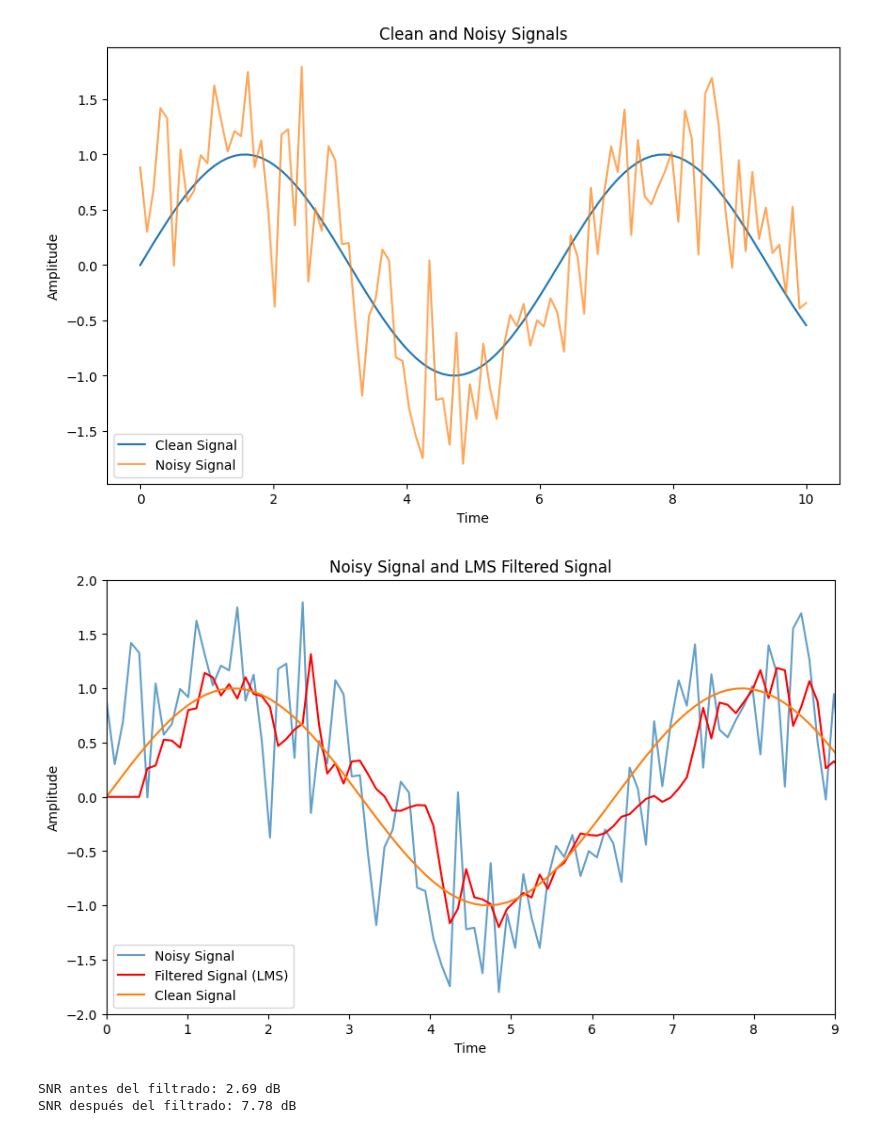
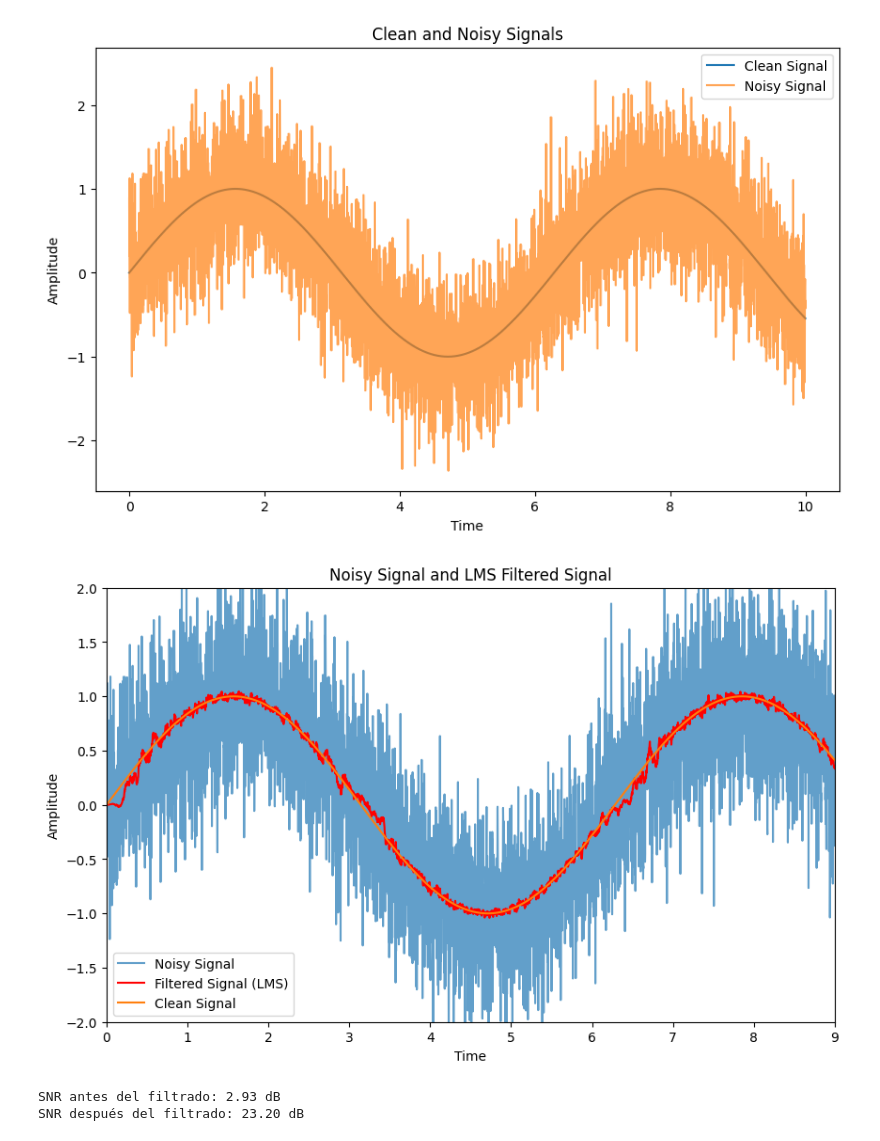
Before and after one commit to vito-pp/tps_ASSD, a Jupyter notebook: assd/tp4/LMS.ipynb, the cells around one changed output. Drawn from its saved outputs; the diff is of its cells as text; code cells hidden in the pictures.

```diff
--- a/assd/tp4/LMS.ipynb
+++ b/assd/tp4/LMS.ipynb
@@ -6,7 +6,7 @@ import matplotlib.pyplot as plt
 
 # Generate a clean signal (e.g., a sine wave)
 np.random.seed(0)
-t = np.linspace(0, 10, 100)  # time vector
+t = np.linspace(0, 10, 5000)  # time vector
 clean_signal = np.sin(t)
 
 # Add Gaussian noise to the clean signal
@@ -23,51 +23,51 @@ plt.ylabel('Amplitude')
 plt.title('Clean and Noisy Signals')
 plt.show()
 # %% [output]
-[figure, old version]
+[figure, new version]
 # %%
 #LMS Adaptative Filter Implementation
 
-def lms_filter(noisy_signal, desired_signal, mu, filter_order): #mu: step size
-    n_samples = len(noisy_signal)
-    weights = np.zeros(filter_order)
-    filtered_signal = np.zeros(n_samples)
-
-    for i in range(filter_order, n_samples):
-        x = noisy_signal[i-filter_order:i][::-1]  # Input vector
-        y = np.dot(weights, x)  # Filter output
-        error = desired_signal[i] - y  # Error calculation
-        weights += 2 * mu * error * x  # Update weights
-        filtered_signal[i] = y
-
-    return filtered_signal, weights
+def lms_filter(x, d, mu, P): #mu: step size
+    w = np.zeros(P)
+    N = x.shape[0]
+    y = np.zeros(N)
+    e = np.zeros(N)
+    buf = np.zeros(P)
+    for n in range(N):
+        buf[1:] = buf[:-1]
+        buf[0] = x[n]
+        y[n] = np.dot(buf, w)
+        e[n] = d[n] - y[n]
+        w = w + mu * e[n] * buf
+    return y, e
 # %%
 #Apply LMS to noisy signal
 
 # Parameters
-mu = 0.1  # Learning rate
-filter_order = 4 # Filter order
+mu = 0.01  # Learning rate
+filter_order = 15 # Filter order
 
 # Apply LMS filter
 filtered_signal, weights = lms_filter(noisy_signal, clean_signal, mu, filter_order)
 
 #Filtered Signal Visualization
 
 # Plot the results
 plt.figure(figsize=(10, 6))
 plt.plot(t, noisy_signal, label='Noisy Signal', alpha=0.7)
 plt.plot(t, filtered_signal, label='Filtered Signal (LMS)', color='red')
 plt.plot(t, clean_signal, label='Clean Signal')
 plt.legend()
 plt.xlabel('Time')
 plt.ylabel('Amplitude')
 plt.title('Noisy Signal and LMS Filtered Signal')
 plt.xlim(0, 9)  # Ajusta el eje x de 0 a 8
 plt.ylim(-2, 2)  # Ajusta el eje x de 0 a 8
 plt.show()
 
 #source: https://www.geeksforgeeks.org/machine-learning/least-mean-squares-filter-in-signal-processing/
 # %% [output]
-[figure, old version]
+[figure, new version]
 # %%
 def calculate_snr(signal, noise):
     """Devuelve el SNR en decibeles."""
@@ -91,5 +91,5 @@ snr_after = calculate_snr(signal, noise_after)
 print(f"SNR antes del filtrado: {snr_before:.2f} dB")
 print(f"SNR después del filtrado: {snr_after:.2f} dB")
 # %% [output]
-SNR antes del filtrado: 2.69 dB
-SNR después del filtrado: 7.78 dB
+SNR antes del filtrado: 2.93 dB
+SNR después del filtrado: 23.20 dB
```
Also changed, not shown: 1 other file.
